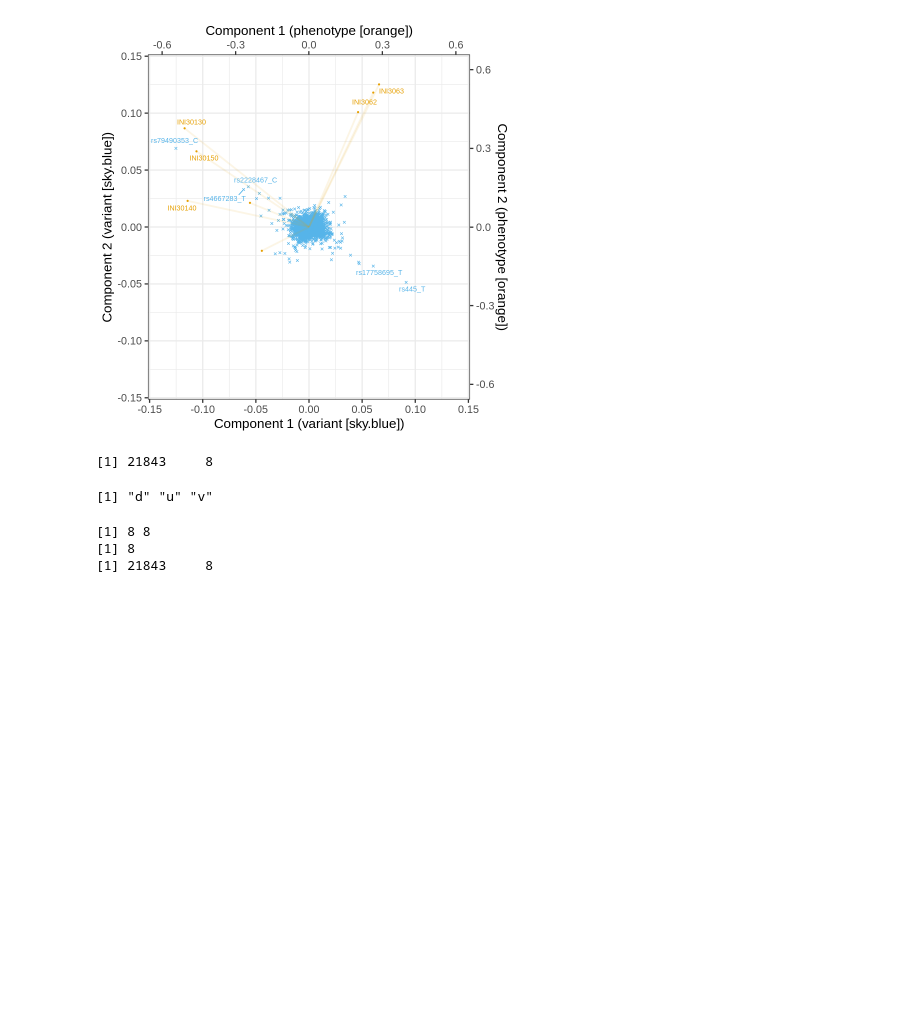
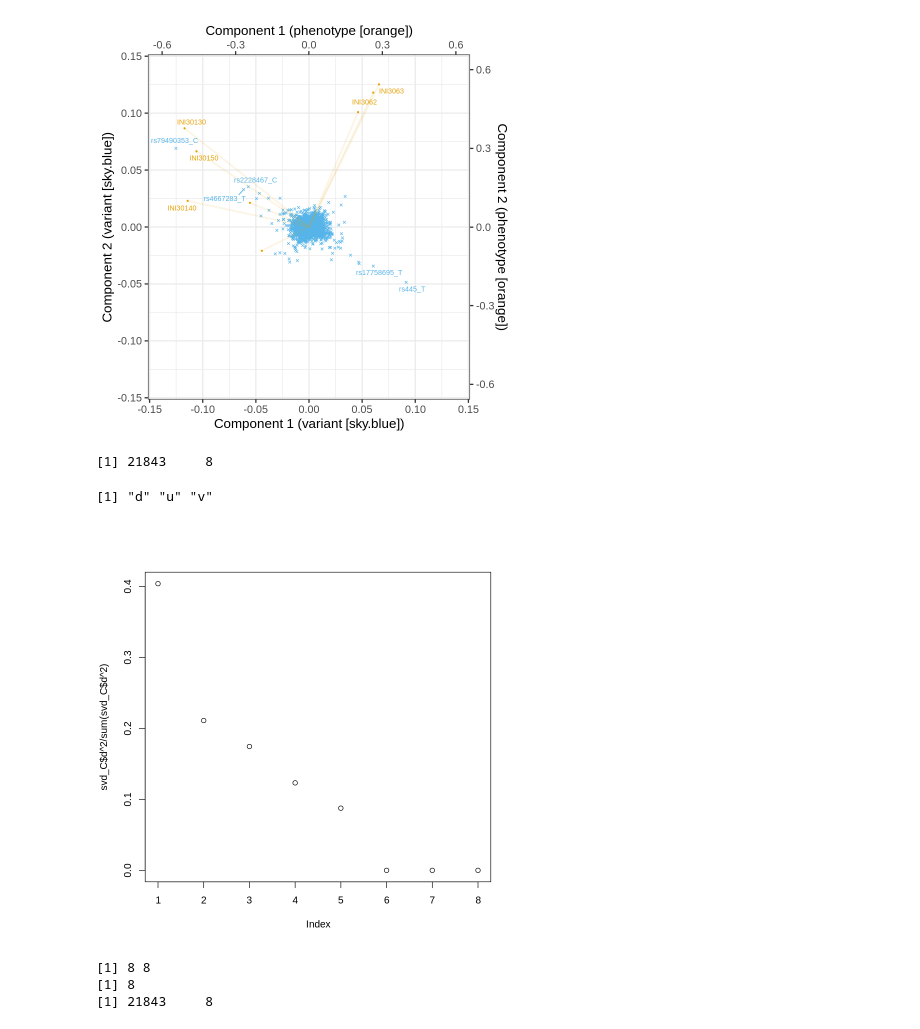
Before and after one commit to rivas-lab/biobank-methods-dev, a Jupyter notebook: notebook/20210422_SRRR/Asthma/1_extract_weights.ipynb, the cells around one changed output. Cells and saved outputs as stored; diff of their text form; code cells hidden in the pictures; blank space fills up the shorter version.

```diff
--- a/notebook/20210422_SRRR/Asthma/1_extract_weights.ipynb
+++ b/notebook/20210422_SRRR/Asthma/1_extract_weights.ipynb
@@ -72,6 +56,10 @@ svd_C <- svd(t(as.matrix(fit$C)))
 svd_C %>% names()
 # %% [output]
 [1] "d" "u" "v"
+# %%
+plot(svd_C$d ** 2 / sum(svd_C$d ** 2))
+# %% [output]
+[figure, added]
 # %%
 svd_C$u %>% dim() %>% print()
 svd_C$d %>% length() %>% print()
```
Also changed, not shown: parts of 5 cells of this notebook, 1 other file.
